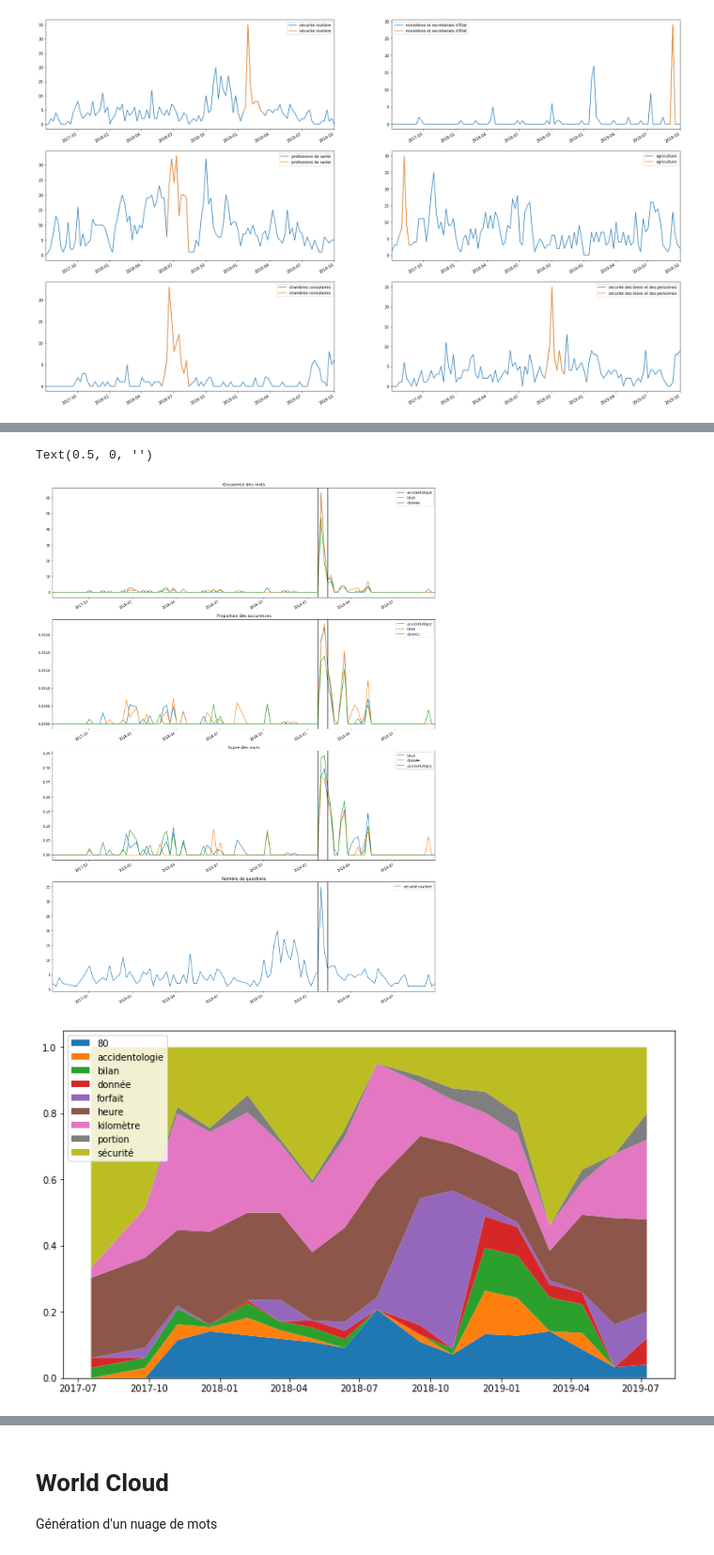
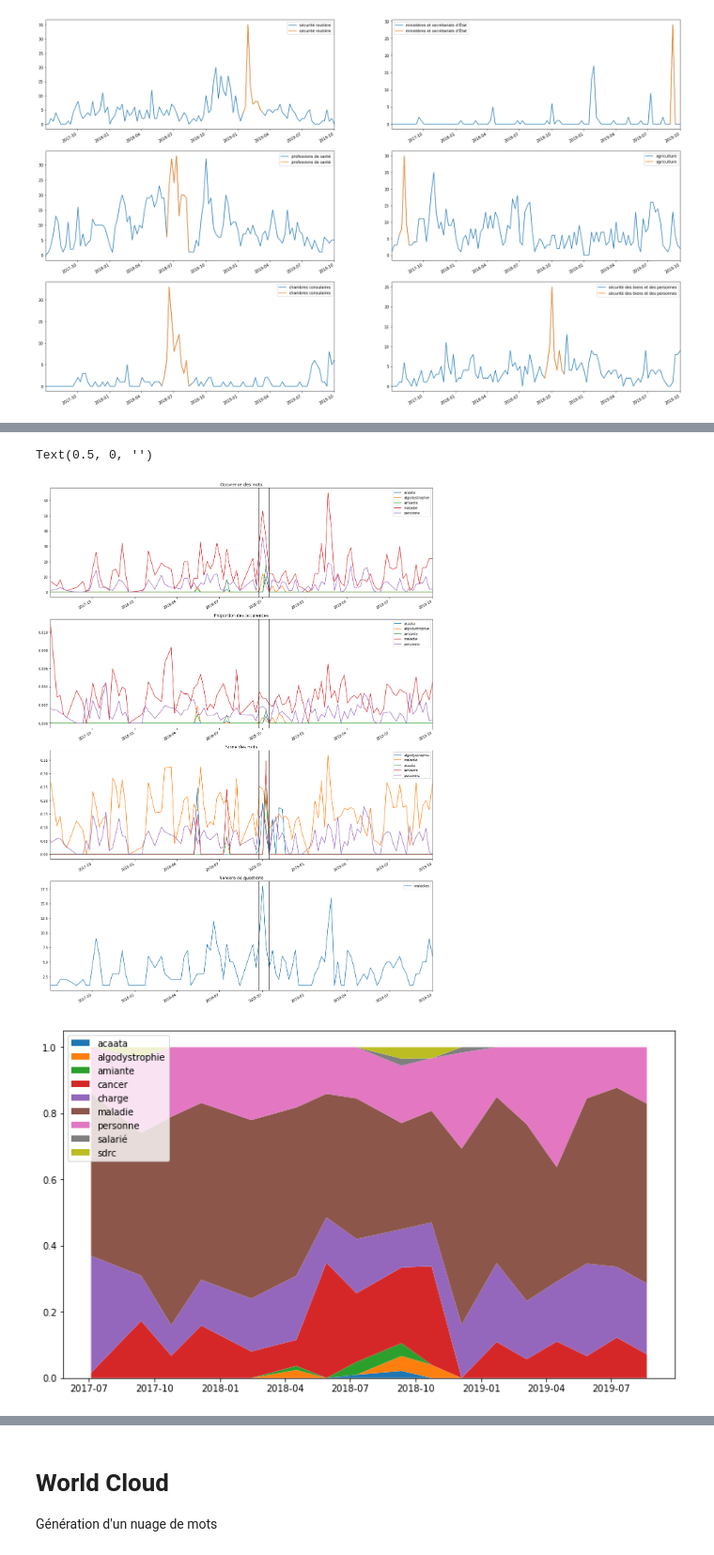
Before and after one commit to homerdurand/METRIQ, a Jupyter notebook: analyse_mots.ipynb, the cells around one changed output, grey strips where cells are left out. Shown at 94% size. Drawn from its saved outputs; the diff is of its cells as text; code cells hidden in the pictures.

```diff
--- a/analyse_mots.ipynb
+++ b/analyse_mots.ipynb
@@ -164,7 +164,7 @@ Periode: 2018-09-11 00:00:00 2018-11-06 00:00:00
 [figure]
 # %%
 # On choisi le thème et le support
-theme_choisi = 'sécurité routière'
+theme_choisi = 'maladies'
 support_choisi = 'question'
 # %%
 # Toutes les fonctions ci-dessus s'éxécutent
@@ -208,29 +208,29 @@ ax.axvline(fin+ pd.Timedelta('7 days'),c='black')
 ax.set_xlabel(None)
 # %% [output]
 Text(0.5, 0, '')
-[figure, old version]
+[figure, new version]
 # %%
 # Stackplot
-prems = premiers_scores(scores,10)
+prems = premiers_scores(scores,5)
 prems_period = prems[(scores.index >= debut)& (scores.index<=fin)]
 
 # L'ensemble des mots qu'on veut observer
-ensemble_a_observer = ensemble_premiers_mots(prems_period,8)
+ensemble_a_observer = ensemble_premiers_mots(prems_period,5)
 
 # Occurence de ces mots
 occu = occurence_mots(ensemble_a_observer,dfNC)
 
 # On regroupe par concaténation de k semaines
 p=len(occu)
 k = 6
 group_week = sum([[prems.index[i*k] for j in range(k)] for i in range(p//k)],[prems.index[0] for i in range(p%k)])
 occu['group_week'] = group_week
 grou = occu.groupby('group_week').agg('sum').apply(lambda x: x/sum(x),axis=1)
 
 # Plot
 fig, ax = plt.subplots(figsize=(12,7))
 ax.stackplot(grou.index,grou.T,labels = grou.columns)
 ax.legend(loc='upper left')
 plt.show()
 # %% [output]
-[figure, old version]
+[figure, new version]
```
Also changed, not shown: parts of 8 cells of this notebook, 5 other files.
